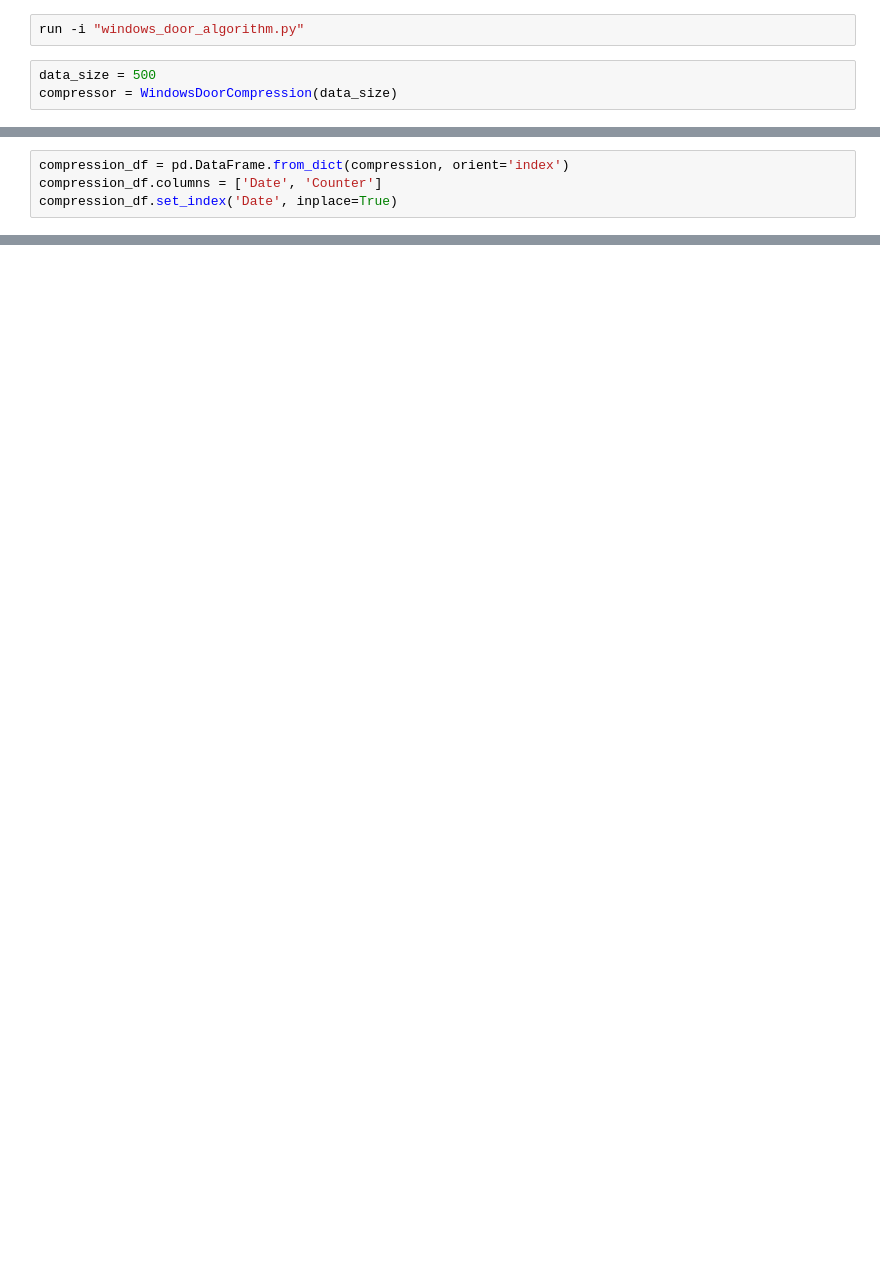
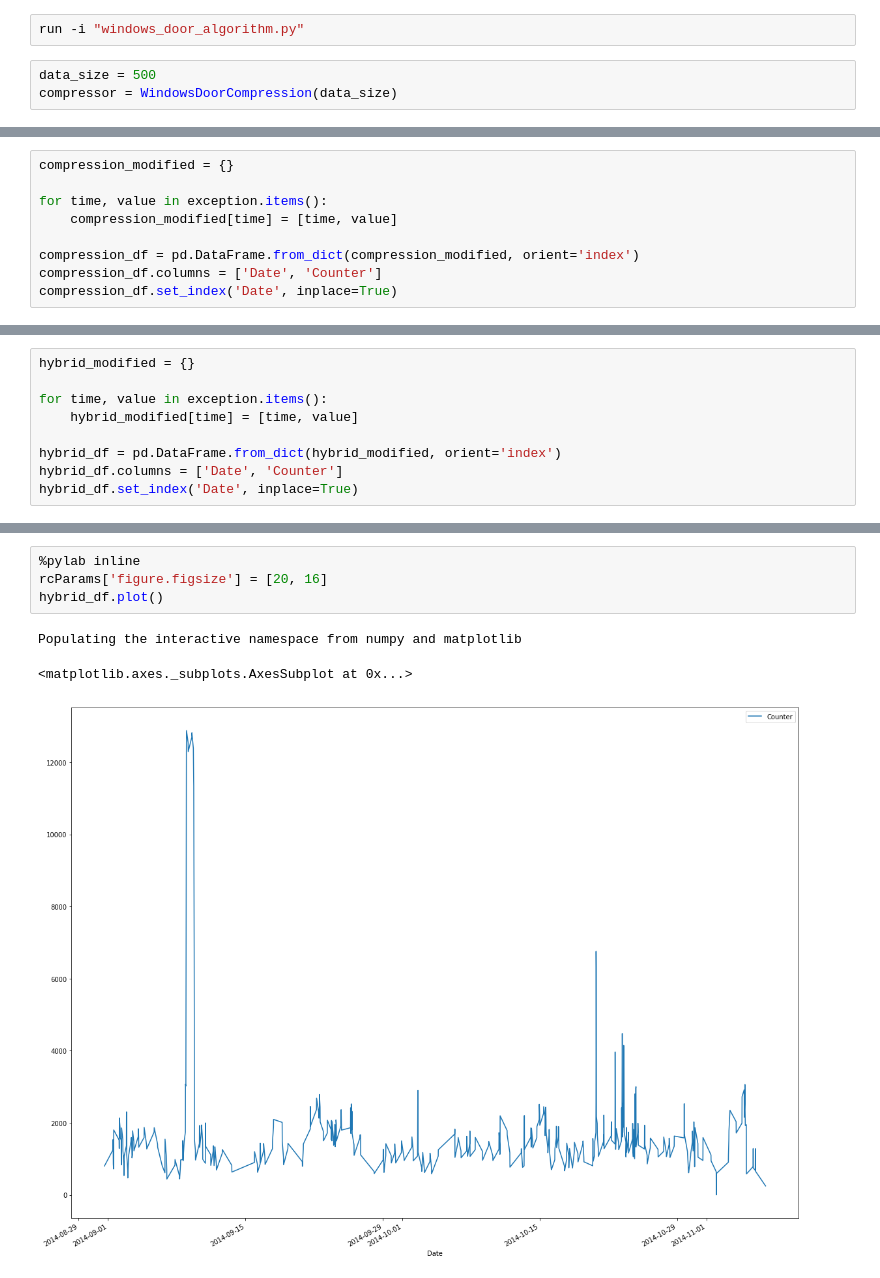
Before and after one commit to jsy1218/TSA, a Jupyter notebook: windows_door_algorithm.ipynb, the cells around one changed output, grey strips where cells are left out. Saved outputs shown, nothing was run; the diff lists cells and outputs as text; blank space fills up the shorter version.

Commit message:
added hybrid method, and tested perf

```diff
--- a/windows_door_algorithm.ipynb
+++ b/windows_door_algorithm.ipynb
@@ -139,4 +66,9 @@ print("{} {}".format(len(compression), "data points remaining"))
 # %%
-compression_df = pd.DataFrame.from_dict(compression, orient='index')
+compression_modified = {}
+
+for time, value in exception.items():
+    compression_modified[time] = [time, value]
+
+compression_df = pd.DataFrame.from_dict(compression_modified, orient='index')
 compression_df.columns = ['Date', 'Counter']
 compression_df.set_index('Date', inplace=True)
@@ -152,0 +94,9 @@ compression_df.plot()
+# %%
+hybrid_modified = {}
+
+for time, value in exception.items():
+    hybrid_modified[time] = [time, value]
+
+hybrid_df = pd.DataFrame.from_dict(hybrid_modified, orient='index')
+hybrid_df.columns = ['Date', 'Counter']
+hybrid_df.set_index('Date', inplace=True)
@@ -152,0 +129,8 @@ compression_df.plot()
+# %%
+%pylab inline
+rcParams['figure.figsize'] = [20, 16]
+hybrid_df.plot()
+# %% [output]
+Populating the interactive namespace from numpy and matplotlib
+<matplotlib.axes._subplots.AxesSubplot at 0x...>
+[figure, added]
```
Also changed, not shown: parts of 17 cells of this notebook, 1 other file.
